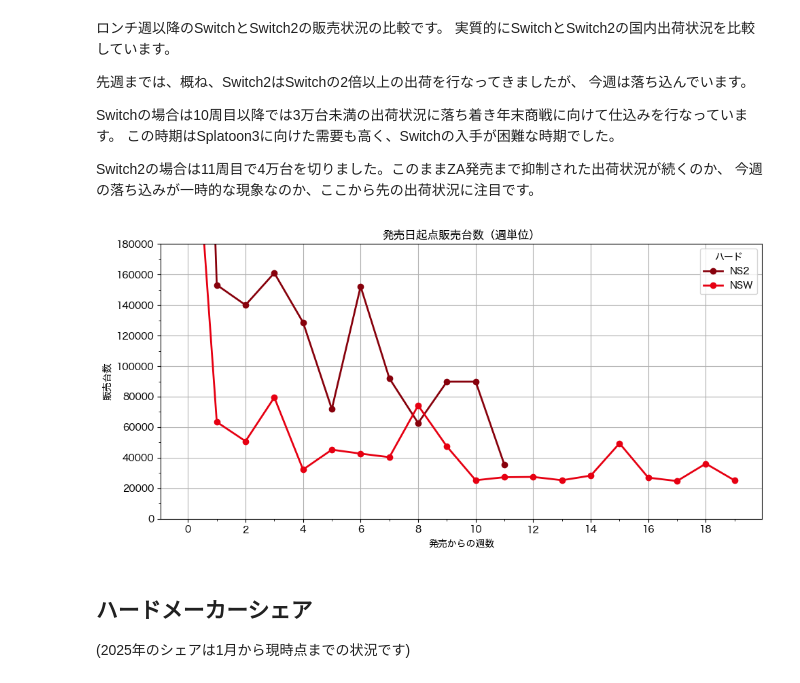
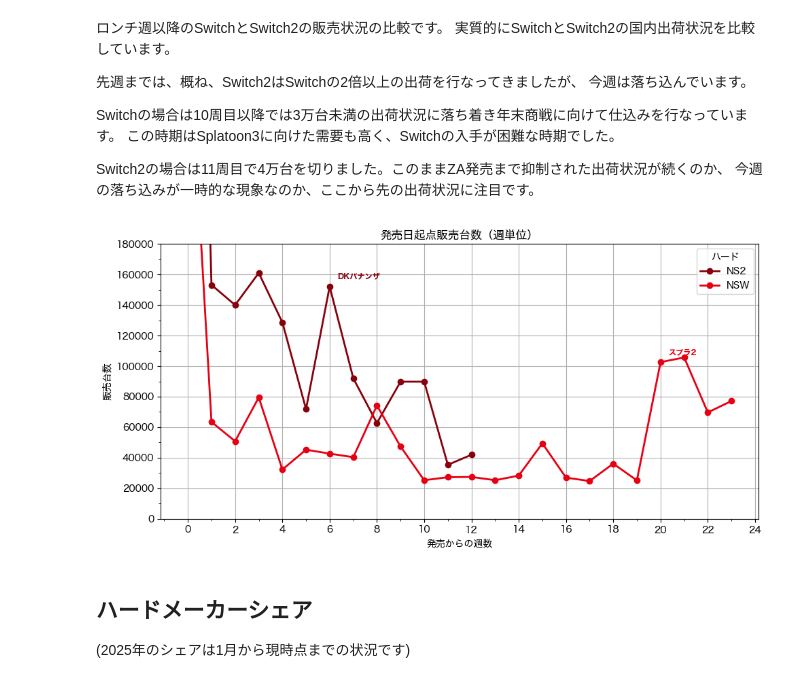
Before and after one commit to hidenden/gamedata, a Jupyter notebook: notebook/analysis/weekly_report_2025.ipynb, the cells around one changed output. Drawn from its saved outputs; the diff is of its cells as text; code cells hidden in the pictures.

```diff
--- a/notebook/analysis/weekly_report_2025.ipynb
+++ b/notebook/analysis/weekly_report_2025.ipynb
@@ -161,9 +161,9 @@ Switchの場合は10周目以降では3万台未満の出荷状況に落ち着
 Switch2の場合は11周目で4万台を切りました。このままZA発売まで抑制された出荷状況が続くのか、
 今週の落ち込みが一時的な現象なのか、ここから先の出荷状況に注目です。
 # %%
-(fig, df) = ph.plot_sales_by_delta(hw=["NSW", "NS2"], limit=20, ymax=180000, xgrid=2, ygrid=20000, mode="week")
+(fig, df) = ph.plot_sales_by_delta(hw=["NSW", "NS2"], end=23, ymax=180000, xgrid=2, ygrid=20000, mode="week", event_flag=True, event_priority=3)
 # %% [output]
-[figure, old version]
+[figure, new version]
 # %% [markdown]
 ## ハードメーカーシェア
 
```
Also changed, not shown: parts of 7 cells of this notebook, 6 other files.
